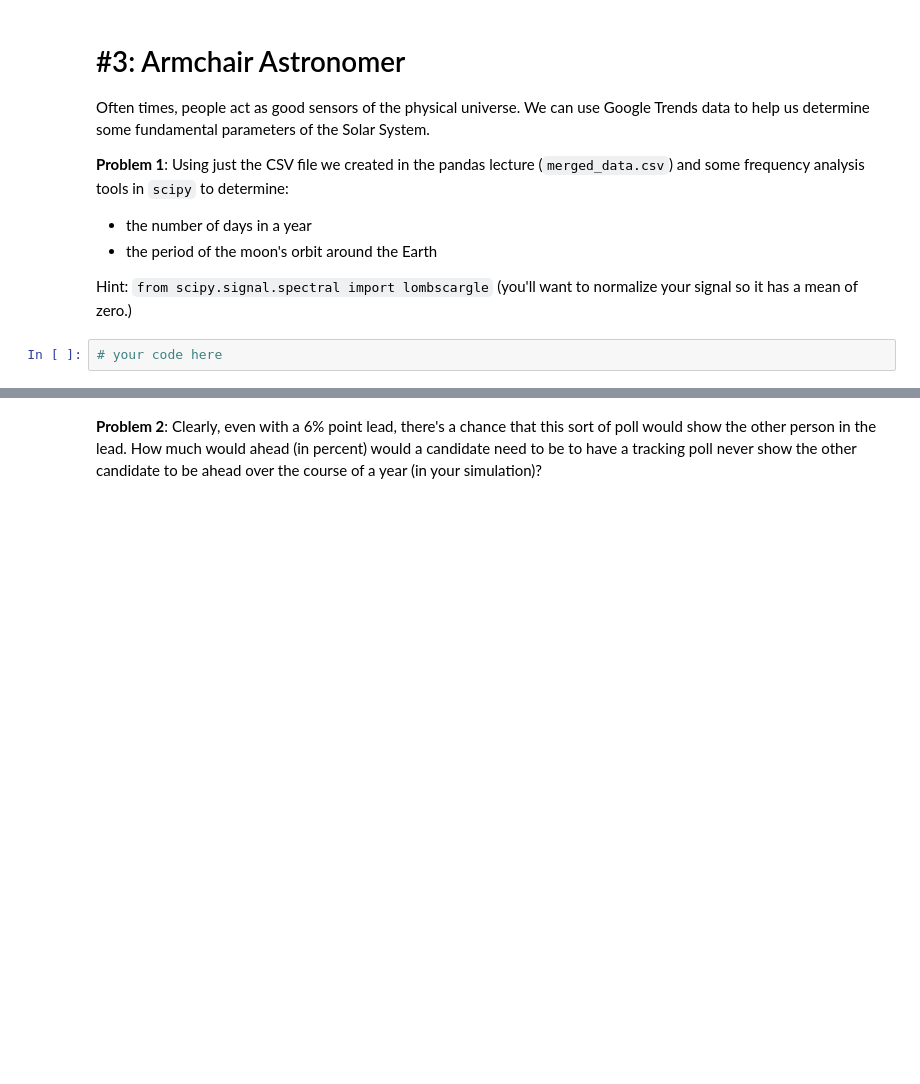
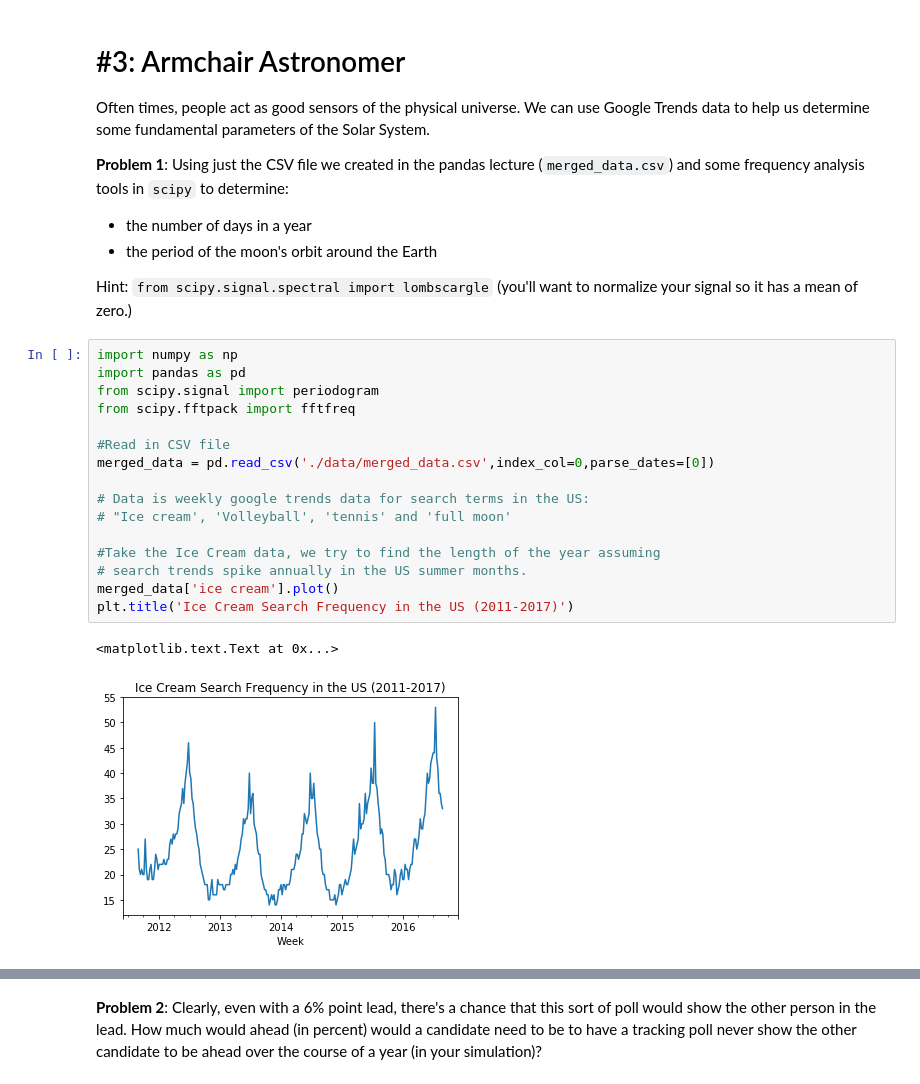
Before and after one commit to samuel-badman/ay250-homework-badman, a Jupyter notebook: hw_1/hw_1_assignment.ipynb, the cells around one changed output, grey strips where cells are left out. Drawn from its saved outputs; the diff is of its cells as text; blank space fills up the shorter version.

```diff
--- a/hw_1/hw_1_assignment.ipynb
+++ b/hw_1/hw_1_assignment.ipynb
@@ -272,5 +428,22 @@ Often times, people act as good sensors of the physical universe. We can use Goo
    - the period of the moon's orbit around the Earth
 
 Hint: `from scipy.signal.spectral import lombscargle` (you'll want to normalize your signal so it has a mean of zero.)
-# %%
-# your code here
+# %%
+import numpy as np
+import pandas as pd
+from scipy.signal import periodogram
+from scipy.fftpack import fftfreq
+
+#Read in CSV file
+merged_data = pd.read_csv('./data/merged_data.csv',index_col=0,parse_dates=[0])
+
+# Data is weekly google trends data for search terms in the US:
+# "Ice cream', 'Volleyball', 'tennis' and 'full moon'
+
+#Take the Ice Cream data, we try to find the length of the year assuming
+# search trends spike annually in the US summer months.
+merged_data['ice cream'].plot()
+plt.title('Ice Cream Search Frequency in the US (2011-2017)')
+# %% [output]
+<matplotlib.text.Text at 0x...>
+[figure, added]
```
Also changed, not shown: parts of 30 cells of this notebook, 1 other file.
